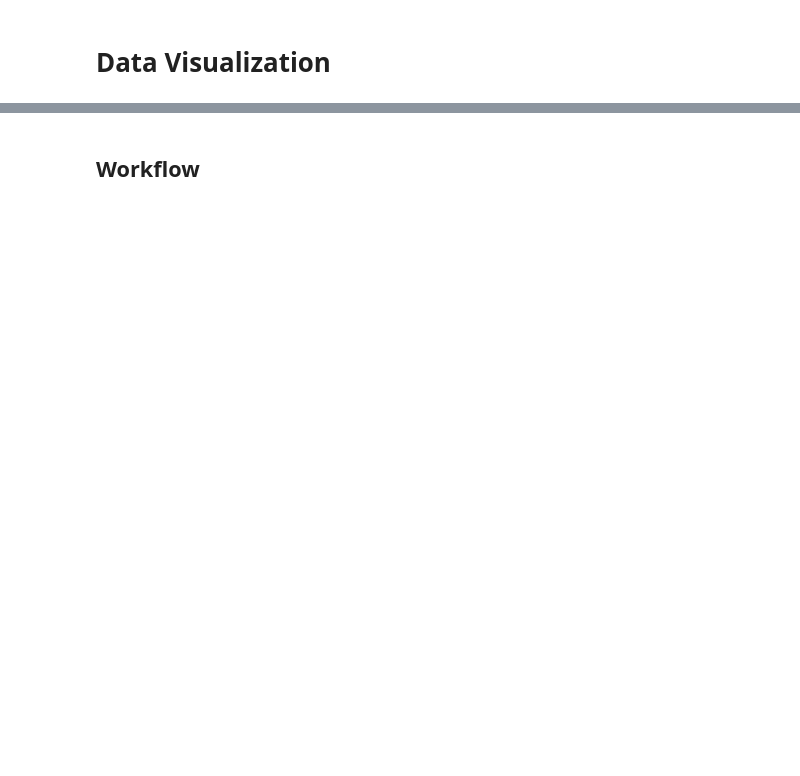
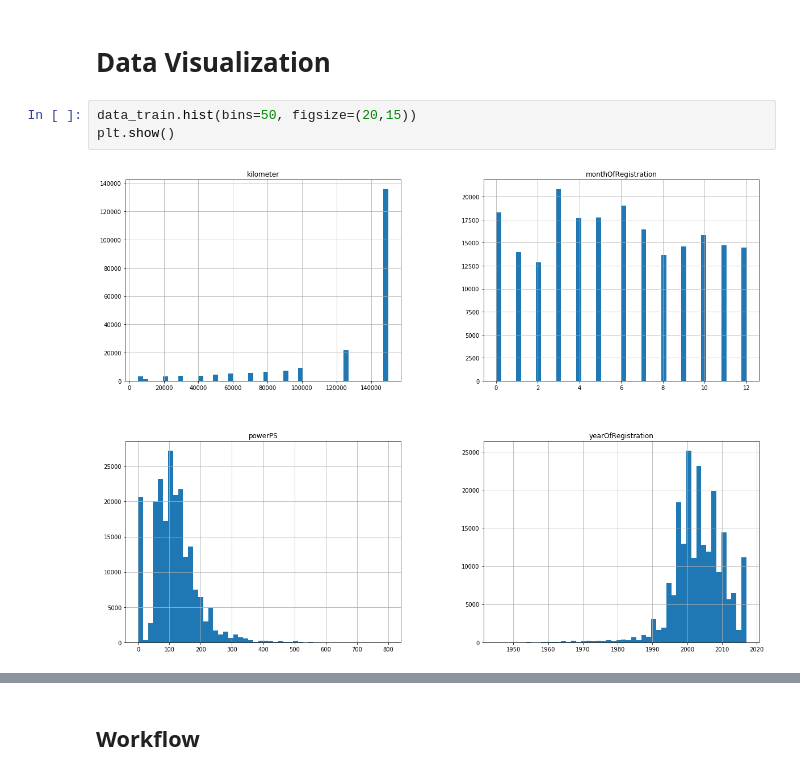
Before and after one commit to theocornille/car-ramp-challenge, a Jupyter notebook: used_car_starting_kit.ipynb, the cells around one changed output, grey strips where cells are left out. Saved outputs shown, nothing was run; the diff lists cells and outputs as text; blank space fills up the shorter version.

```diff
--- a/used_car_starting_kit.ipynb
+++ b/used_car_starting_kit.ipynb
@@ -224,2 +226,7 @@ X_test.head()
 # %% [markdown]
 # Data Visualization
+# %%
+data_train.hist(bins=50, figsize=(20,15))
+plt.show()
+# %% [output]
+[figure, added]
```
Also changed, not shown: parts of 85 cells of this notebook, 4 other files.
